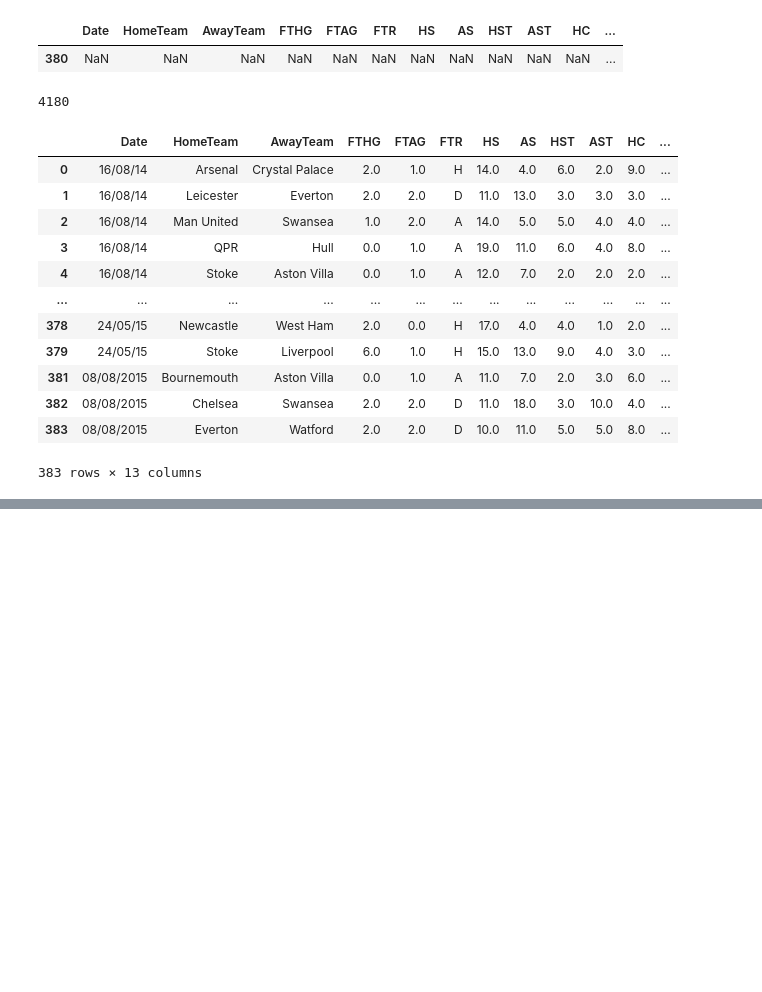
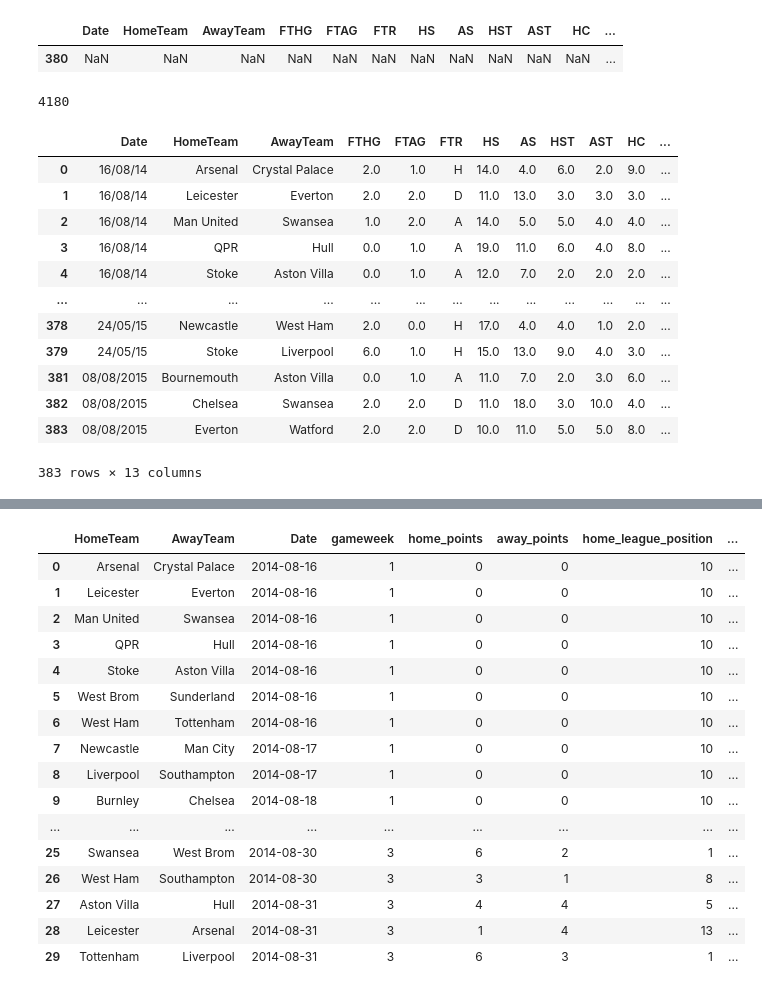
Before and after one commit to youssefelhossiny/PremMLPredictor, a Jupyter notebook: data_pipeline.ipynb, the cells around one changed output, grey strips where cells are left out. Saved outputs shown, nothing was run; the diff lists cells and outputs as text; code cells hidden in the pictures; blank space fills up the shorter version.

```diff
--- a/data_pipeline.ipynb
+++ b/data_pipeline.ipynb
@@ -169,0 +171,9 @@ df.head(383)
+# %%
+# Parse date, fix dtypes, sort chronologically
+df = raw.dropna(subset=["HomeTeam"]).copy()
+df["Date"] = pd.to_datetime(df["Date"], format='mixed', dayfirst=True)
+df["FTHG"] = df["FTHG"].astype(int)
+df["FTAG"] = df["FTAG"].astype(int)
+df = df.sort_values("Date").reset_index(drop=True)
+
+df.head(10)
@@ -169,0 +369,73 @@ df.head(383)
+# %%
+# --- League standings (position and points before each gameweek) ---
+
+# Assign gameweek: every 10 matches per season = 1 gameweek
+# Note: postponed matches may slightly shift groupings, but effect is negligible
+df["gameweek"] = df.groupby("season").cumcount() // 10 + 1
+
+# Build one row per team per match with points earned
+home_pts = df[["Date", "season", "gameweek", "HomeTeam", "FTR"]].copy()
+home_pts.columns = ["Date", "season", "gameweek", "team", "ftr"]
+home_pts["pts"] = home_pts["ftr"].map({"H": 3, "D": 1, "A": 0})
+
+away_pts = df[["Date", "season", "gameweek", "AwayTeam", "FTR"]].copy()
+away_pts.columns = ["Date", "season", "gameweek", "team", "ftr"]
+away_pts["pts"] = away_pts["ftr"].map({"A": 3, "D": 1, "H": 0})
+
+all_pts = pd.concat([home_pts, away_pts]).sort_values(["season", "gameweek"]).reset_index(drop=True)
+
+# Cumulative points per team per season
+all_pts["cumulative_points"] = all_pts.groupby(["team", "season"])["pts"].cumsum()
+
+# Get each team's total points at the end of each gameweek
+gw_standings = all_pts.groupby(["season", "gameweek", "team"])["cumulative_points"].last().reset_index()
+
+# Rank all 20 teams within each season + gameweek
+gw_standings["league_position"] = gw_standings.groupby(["season", "gameweek"])["cumulative_points"].rank(
+    ascending=False, method="min"
+).astype(int)
+
+# Shift by 1 gameweek so we get standings BEFORE the current match
+gw_standings["gameweek"] = gw_standings["gameweek"] + 1
+
+# Merge back for home team
+df = df.merge(
+    gw_standings.rename(columns={
+        "team": "HomeTeam", "cumulative_points": "home_points", "league_position": "home_league_position"
+    }),
+    on=["season", "gameweek", "HomeTeam"], how="left"
+)
+# Merge back for away team
+df = df.merge(
+    gw_standings.rename(columns={
+        "team": "AwayTeam", "cumulative_points": "away_points", "league_position": "away_league_position"
+    }),
+    on=["season", "gameweek", "AwayTeam"], how="left"
+)
+
+#convert NAN's to 0 and make point and league position as an int instead of a float.
+df["home_points"] = df["home_points"].fillna(0).astype(int)
+df["away_points"] = df["away_points"].fillna(0).astype(int)
+df["home_league_position"] = df["home_league_position"].fillna(10).astype(int)
+df["away_league_position"] = df["away_league_position"].fillna(10).astype(int)
+
+
+df[["HomeTeam", "AwayTeam", "Date", "gameweek", "home_points", "away_points", "home_league_position", "away_league_position"]].head(30)
+# %% [output]
+|  | HomeTeam | AwayTeam | Date | gameweek | home_points | away_points | home_league_position | ... |
+| 0 | Arsenal | Crystal Palace | 2014-08-16 | 1 | 0 | 0 | 10 | ... |
+| 1 | Leicester | Everton | 2014-08-16 | 1 | 0 | 0 | 10 | ... |
+| 2 | Man United | Swansea | 2014-08-16 | 1 | 0 | 0 | 10 | ... |
+| 3 | QPR | Hull | 2014-08-16 | 1 | 0 | 0 | 10 | ... |
+| 4 | Stoke | Aston Villa | 2014-08-16 | 1 | 0 | 0 | 10 | ... |
+| 5 | West Brom | Sunderland | 2014-08-16 | 1 | 0 | 0 | 10 | ... |
+| 6 | West Ham | Tottenham | 2014-08-16 | 1 | 0 | 0 | 10 | ... |
+| 7 | Newcastle | Man City | 2014-08-17 | 1 | 0 | 0 | 10 | ... |
+| 8 | Liverpool | Southampton | 2014-08-17 | 1 | 0 | 0 | 10 | ... |
+| 9 | Burnley | Chelsea | 2014-08-18 | 1 | 0 | 0 | 10 | ... |
+| ... | ... | ... | ... | ... | ... | ... | ... | ... |
+| 25 | Swansea | West Brom | 2014-08-30 | 3 | 6 | 2 | 1 | ... |
+| 26 | West Ham | Southampton | 2014-08-30 | 3 | 3 | 1 | 8 | ... |
+| 27 | Aston Villa | Hull | 2014-08-31 | 3 | 4 | 4 | 5 | ... |
+| 28 | Leicester | Arsenal | 2014-08-31 | 3 | 1 | 4 | 13 | ... |
+| 29 | Tottenham | Liverpool | 2014-08-31 | 3 | 6 | 3 | 1 | ... |
```
Also changed, not shown: parts of 15 cells of this notebook.
